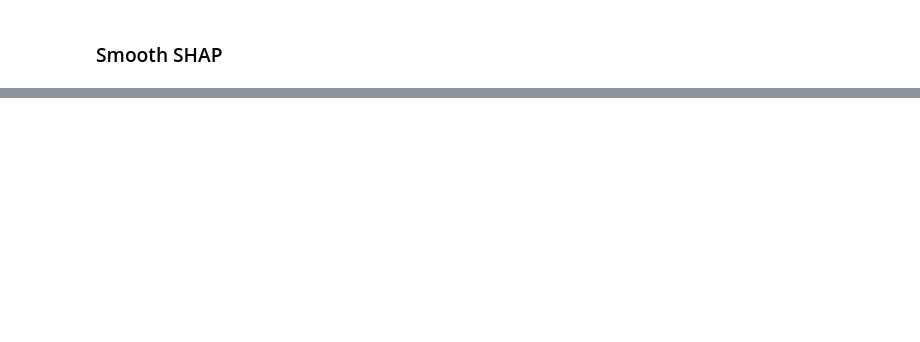
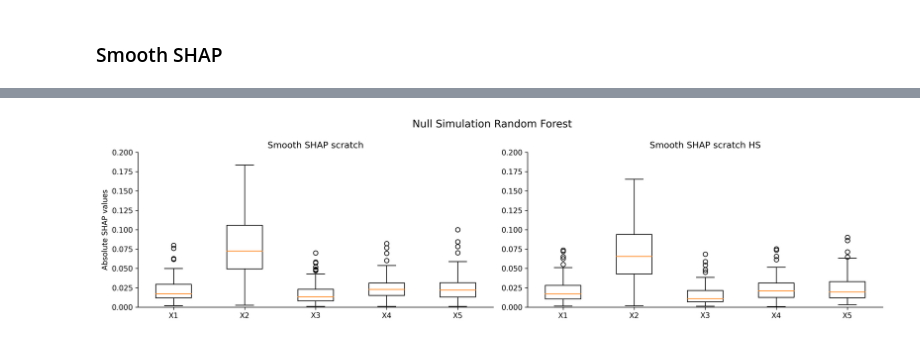
Before and after one commit to markusloecher/TreeBasedModel, a Jupyter notebook: notebooks/Strobl_simulation_experiment.ipynb, the cells around one changed output, grey strips where cells are left out. Cells and saved outputs as stored; diff of their text form; code cells hidden in the pictures; blank space fills up the shorter version.

```diff
--- a/notebooks/Strobl_simulation_experiment.ipynb
+++ b/notebooks/Strobl_simulation_experiment.ipynb
@@ -571,0 +604,20 @@ fig.tight_layout();
+# %%
+#Null simulation
+fig, axs = plt.subplots(1,2, figsize=(15,4))
+x_label = ["X1", "X2", "X3", "X4", "X5"]
+
+fig.suptitle('Null Simulation Random Forest', fontsize=14)
+
+
+axs[0].boxplot(np.abs(np.array(sm_shap_imps_nullRF[2])).mean(axis=1), labels=x_label)
+axs[0].set_title('Smooth SHAP scratch')
+axs[0].set_ylabel("Absolute SHAP values")
+
+axs[1].boxplot(np.abs(np.array(sm_shap_imps_nullRF[3])).mean(axis=1), labels=x_label)
+axs[1].set_title('Smooth SHAP scratch HS')
+
+plt.setp(axs, ylim=[0,0.2]) #set global ylim for all suplots
+
+fig.tight_layout();
+# %% [output]
+[figure, added]
```
Also changed, not shown: parts of 8 cells of this notebook.
